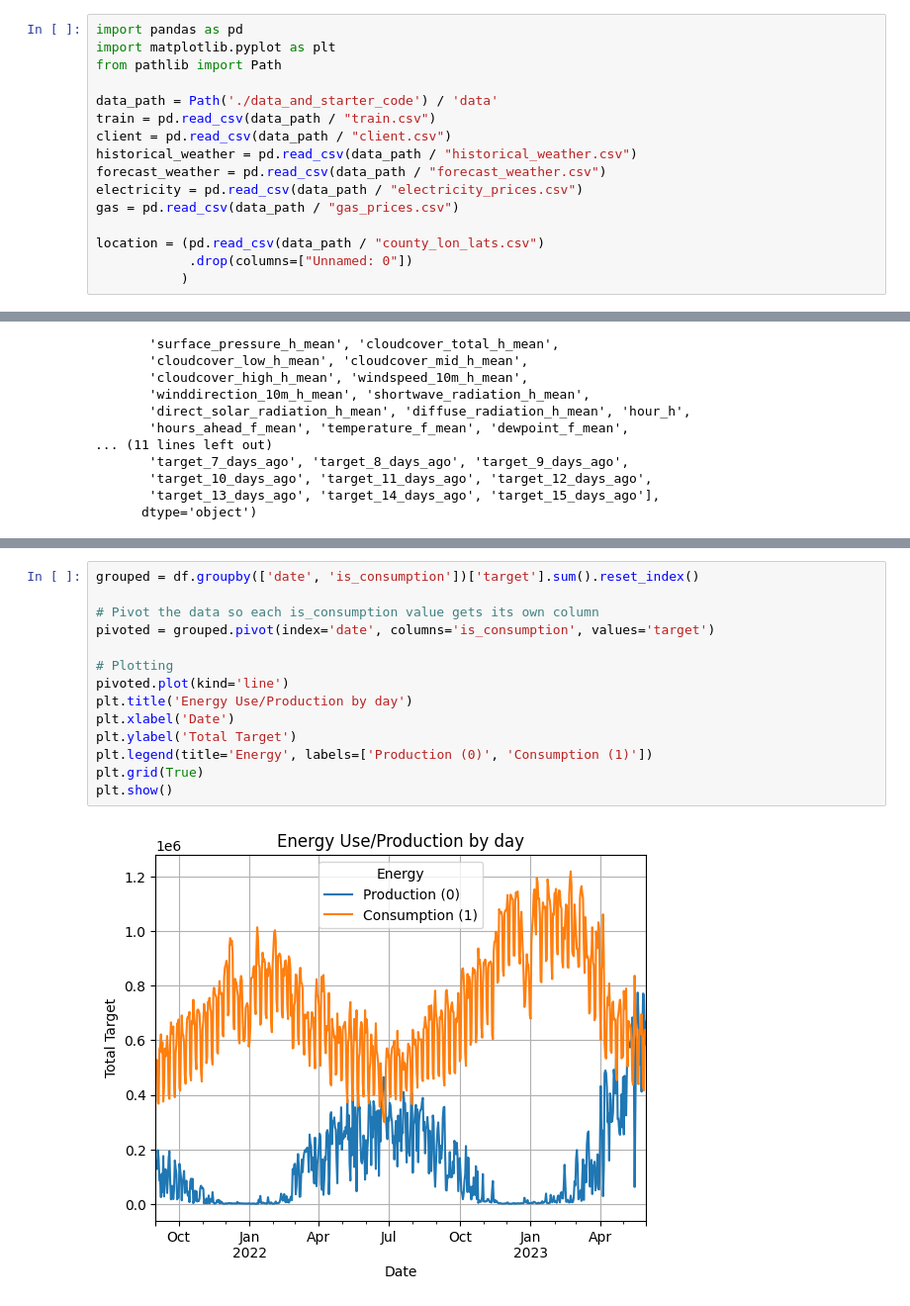
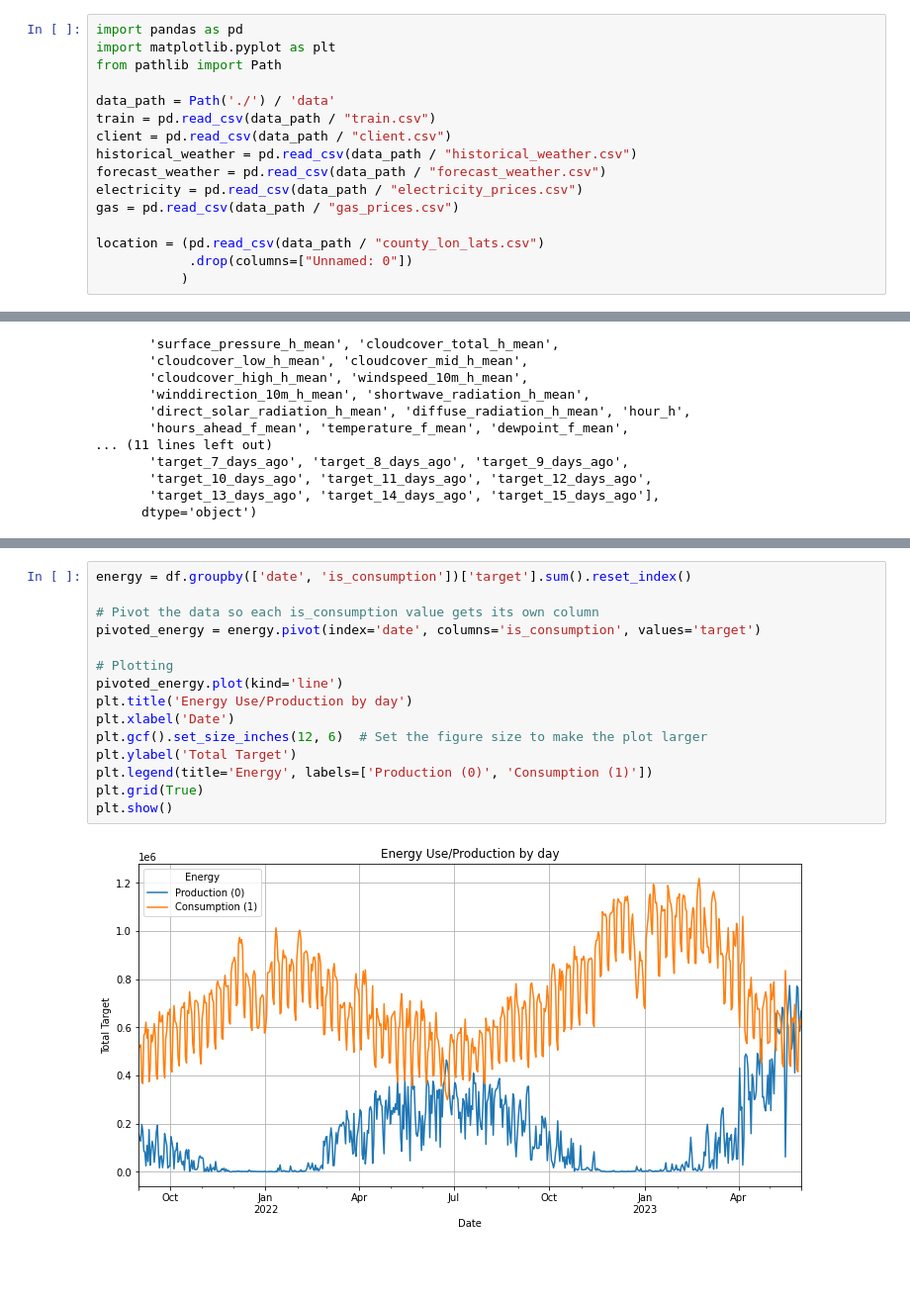
Before and after one commit to kjiang25/Sustainability-Datathon, a Jupyter notebook: data_and_starter_code/data_cleaning.ipynb, the cells around one changed output, grey strips where cells are left out. Shown at 99% size. Drawn from its saved outputs; the diff is of its cells as text; blank space fills up the shorter version.

Commit message:
'added plots'

```diff
--- a/data_and_starter_code/data_cleaning.ipynb
+++ b/data_and_starter_code/data_cleaning.ipynb
@@ -3,7 +3,7 @@ import pandas as pd
 import matplotlib.pyplot as plt
 from pathlib import Path
 
-data_path = Path('./data_and_starter_code') / 'data'
+data_path = Path('./') / 'data'
 train = pd.read_csv(data_path / "train.csv")
 client = pd.read_csv(data_path / "client.csv")
 historical_weather = pd.read_csv(data_path / "historical_weather.csv")
@@ -265,16 +265,17 @@ df.head(10)
 # %%
-grouped = df.groupby(['date', 'is_consumption'])['target'].sum().reset_index()
+energy = df.groupby(['date', 'is_consumption'])['target'].sum().reset_index()
 
 # Pivot the data so each is_consumption value gets its own column
-pivoted = grouped.pivot(index='date', columns='is_consumption', values='target')
+pivoted_energy = energy.pivot(index='date', columns='is_consumption', values='target')
 
 # Plotting
-pivoted.plot(kind='line')
+pivoted_energy.plot(kind='line')
 plt.title('Energy Use/Production by day')
 plt.xlabel('Date')
+plt.gcf().set_size_inches(12, 6)  # Set the figure size to make the plot larger
 plt.ylabel('Total Target')
 plt.legend(title='Energy', labels=['Production (0)', 'Consumption (1)'])
 plt.grid(True)
 plt.show()
 # %% [output]
-[figure, old version]
+[figure, new version]
```
Also changed, not shown: parts of 6 cells of this notebook.
